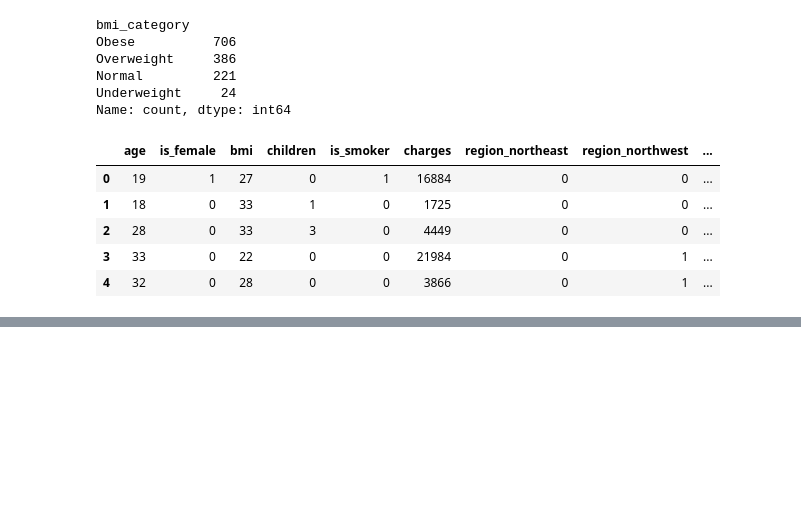
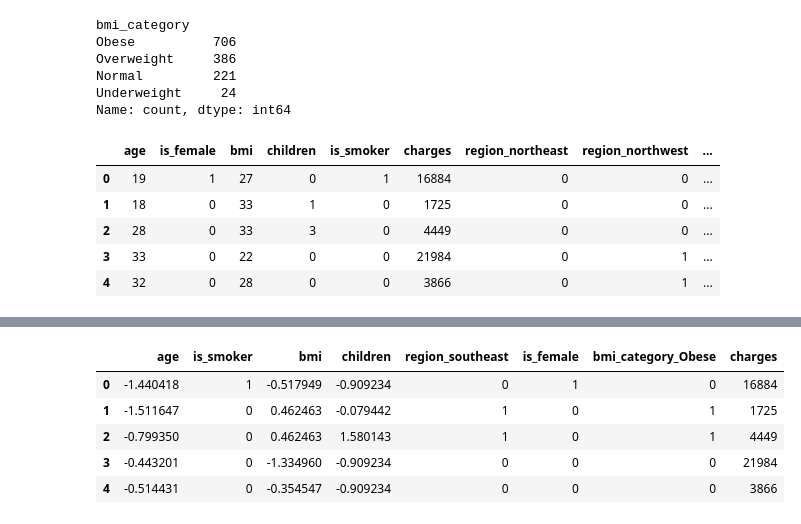
Before and after one commit to mayankmokta2003/ml_basics_1, a Jupyter notebook: insurance.ipynb, the cells around one changed output, grey strips where cells are left out. Cells and saved outputs as stored; diff of their text form; code cells hidden in the pictures; blank space fills up the shorter version.

Commit message:
completed insurence data cleaning

```diff
--- a/insurance.ipynb
+++ b/insurance.ipynb
@@ -317,0 +384,41 @@ df_cleaned.head()
+# %%
+
+import pandas as pd
+from scipy.stats import chi2_contingency
+
+cat_features = ["is_female","is_smoker","region_northeast",
+                "region_northwest","region_southeast","region_southwest",
+                "bmi_category_Underweight","bmi_category_Normal",
+                "bmi_category_Overweight","bmi_category_Obese"]
+
+# charges → 4 bins
+df_cleaned["charges_bin"] = pd.qcut(df_cleaned["charges"], q=4, labels=False)
+
+alpha = 0.05
+results = []
+
+for feature in cat_features:
+
+    table = pd.crosstab(df_cleaned[feature], df_cleaned["charges_bin"])
+
+    chi2, p, dof, expected = chi2_contingency(table)
+
+    # decision logic
+    if p < alpha:
+        decision = "KEEP (related)"
+    else:
+        decision = "REMOVE (not related)"
+
+    results.append({
+        "Feature": feature,
+        "p-value": p,
+        "Decision": decision
+    })
+
+# final dataframe
+final_df = pd.DataFrame(results)
+
+# sort for clarity
+final_df = final_df.sort_values(by="p-value")
+
+print(final_df)
@@ -317,0 +437,11 @@ df_cleaned.head()
+# %%
+final_df = df_cleaned[["age", "is_smoker","bmi", "children","region_southeast","is_female","bmi_category_Obese","charges"]]
+# %%
+final_df.head()
+# %% [output]
+|  | age | is_smoker | bmi | children | region_southeast | is_female | bmi_category_Obese | charges |
+| 0 | -1.440418 | 1 | -0.517949 | -0.909234 | 0 | 1 | 0 | 16884 |
+| 1 | -1.511647 | 0 | 0.462463 | -0.079442 | 1 | 0 | 1 | 1725 |
+| 2 | -0.799350 | 0 | 0.462463 | 1.580143 | 1 | 0 | 1 | 4449 |
+| 3 | -0.443201 | 0 | -1.334960 | -0.909234 | 0 | 0 | 0 | 21984 |
+| 4 | -0.514431 | 0 | -0.354547 | -0.909234 | 0 | 0 | 0 | 3866 |
```
Also changed, not shown: parts of 16 cells of this notebook.
